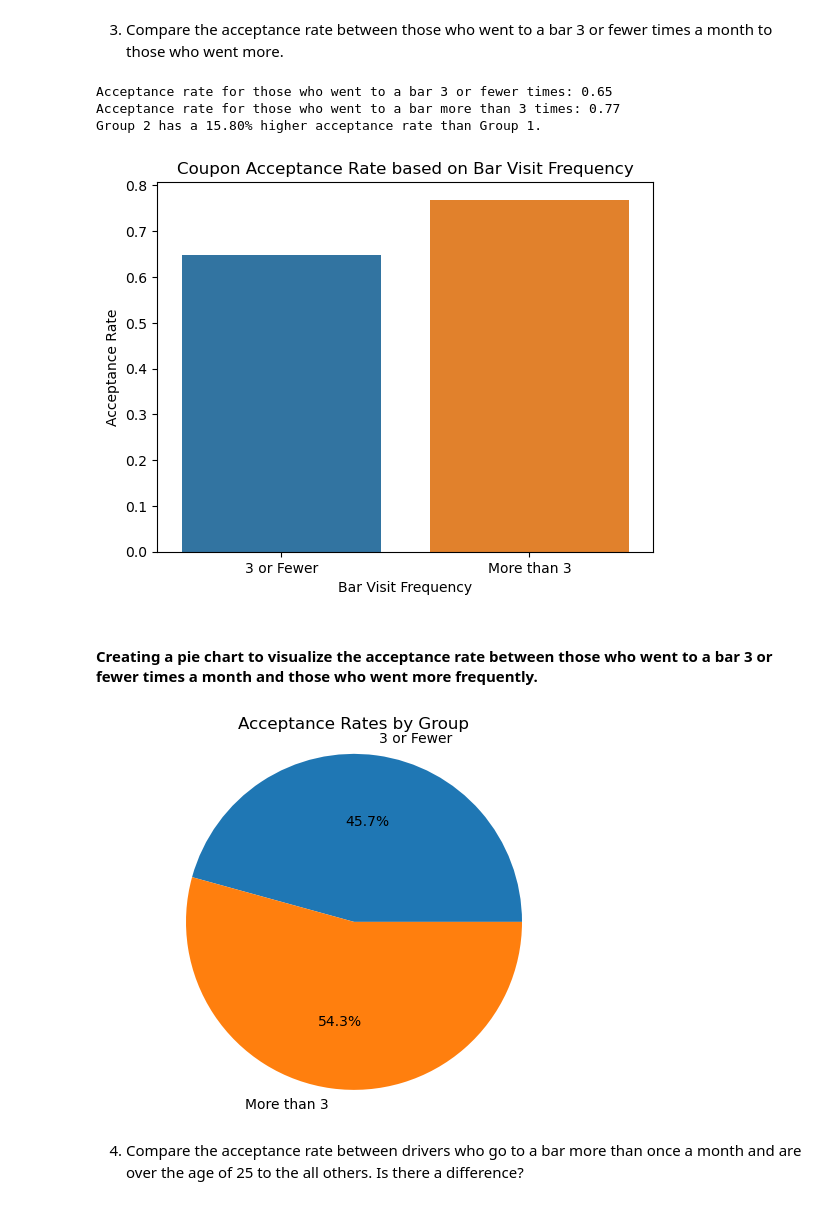
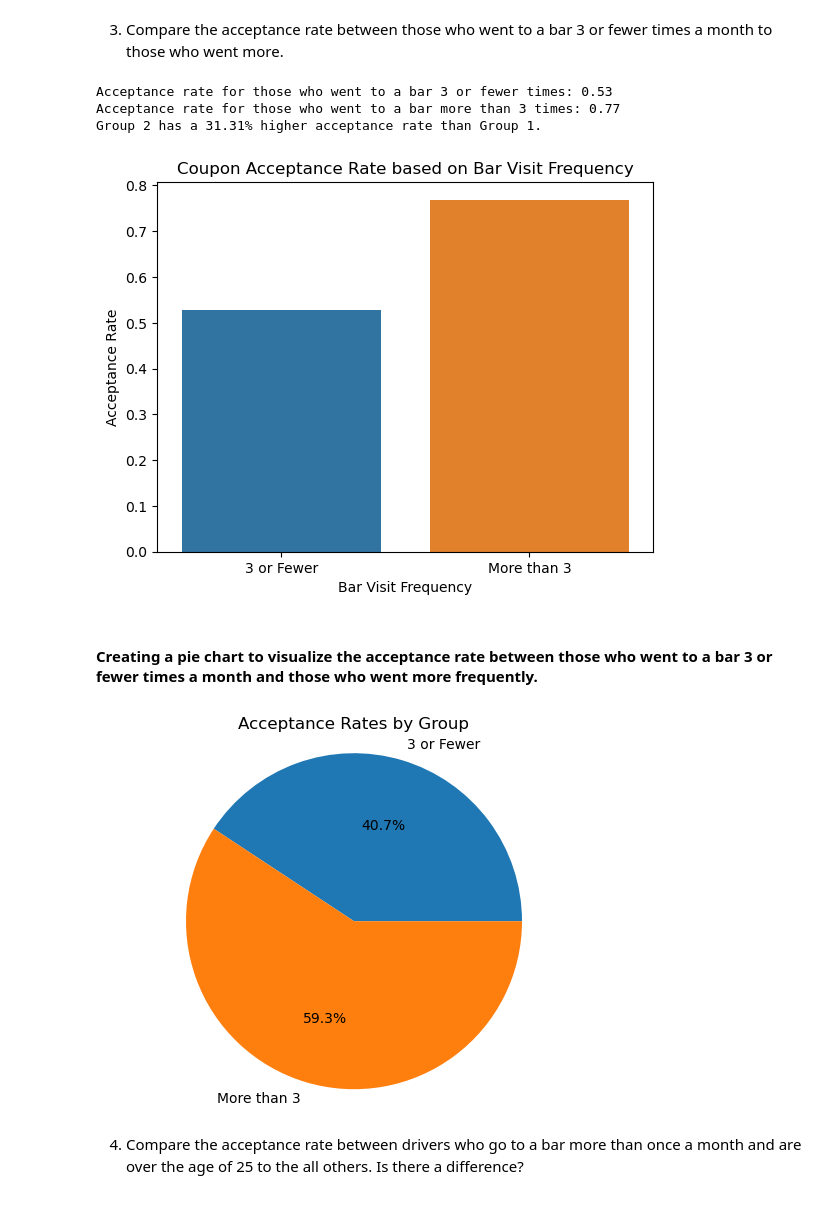
Before and after one commit to priyatamv/kraftwerk, a Jupyter notebook: assignment_5_1_starter/prompt.ipynb, the cells around one changed output. Drawn from its saved outputs; the diff is of its cells as text; code cells hidden in the pictures.

```diff
--- a/assignment_5_1_starter/prompt.ipynb
+++ b/assignment_5_1_starter/prompt.ipynb
@@ -399,33 +406,33 @@ def compare_acceptance_rates(acceptance_rate_group1, acceptance_rate_group2):
 
     return result
 # %%
-less_than_4 = barcoupons_df[barcoupons_df['Bar'] == '1~3']  # Subset for those who went to a bar 3 or fewer times
+less_than_4 = barcoupons_df[barcoupons_df['Bar'].isin(['less1','1~3'])]  # Subset for those who went to a bar 3 or fewer times
 more_than_4 = barcoupons_df[barcoupons_df['Bar'].isin(['4~8', 'gt8'])]  # Subset for those who went to a bar more than 3 times
 
 # Calculate the acceptance rate for each group
 acceptance_rate_less_than_4 = less_than_4['Y'].mean()
 acceptance_rate_more_than_4 = more_than_4['Y'].mean()
 
 # Print the acceptance rates
 print(f"Acceptance rate for those who went to a bar 3 or fewer times: {acceptance_rate_less_than_4:.2f}")
 print(f"Acceptance rate for those who went to a bar more than 3 times: {acceptance_rate_more_than_4:.2f}")
 
 print(compare_acceptance_rates(acceptance_rate_less_than_4,acceptance_rate_more_than_4))
 # Define the x-axis values
 sns.barplot(x=['3 or Fewer', 'More than 3'], y=[acceptance_rate_less_than_4, acceptance_rate_more_than_4])
 
 # Add labels and title to the plot
 plt.xlabel('Bar Visit Frequency')
 plt.ylabel('Acceptance Rate')
 plt.title('Coupon Acceptance Rate based on Bar Visit Frequency')
 
 # Show the plot
 plt.show()
 # %% [output]
-Acceptance rate for those who went to a bar 3 or fewer times: 0.65
+Acceptance rate for those who went to a bar 3 or fewer times: 0.53
 Acceptance rate for those who went to a bar more than 3 times: 0.77
-Group 2 has a 15.80% higher acceptance rate than Group 1.
+Group 2 has a 31.31% higher acceptance rate than Group 1.
-[figure, old version]
+[figure, new version]
 # %% [markdown]
 #### Creating a pie chart to visualize the acceptance rate between those who went to a bar 3 or fewer times a month and those who went more frequently.
 # %%
@@ -442,7 +449,7 @@ plt.axis('equal')
 # Display the pie chart
 plt.show()
 # %% [output]
-[figure, old version]
+[figure, new version]
 # %% [markdown]
 4. Compare the acceptance rate between drivers who go to a bar more than once a month and are over the age of 25 to the all others.  Is there a difference?
 # %%
```
Also changed, not shown: parts of 7 cells of this notebook.
